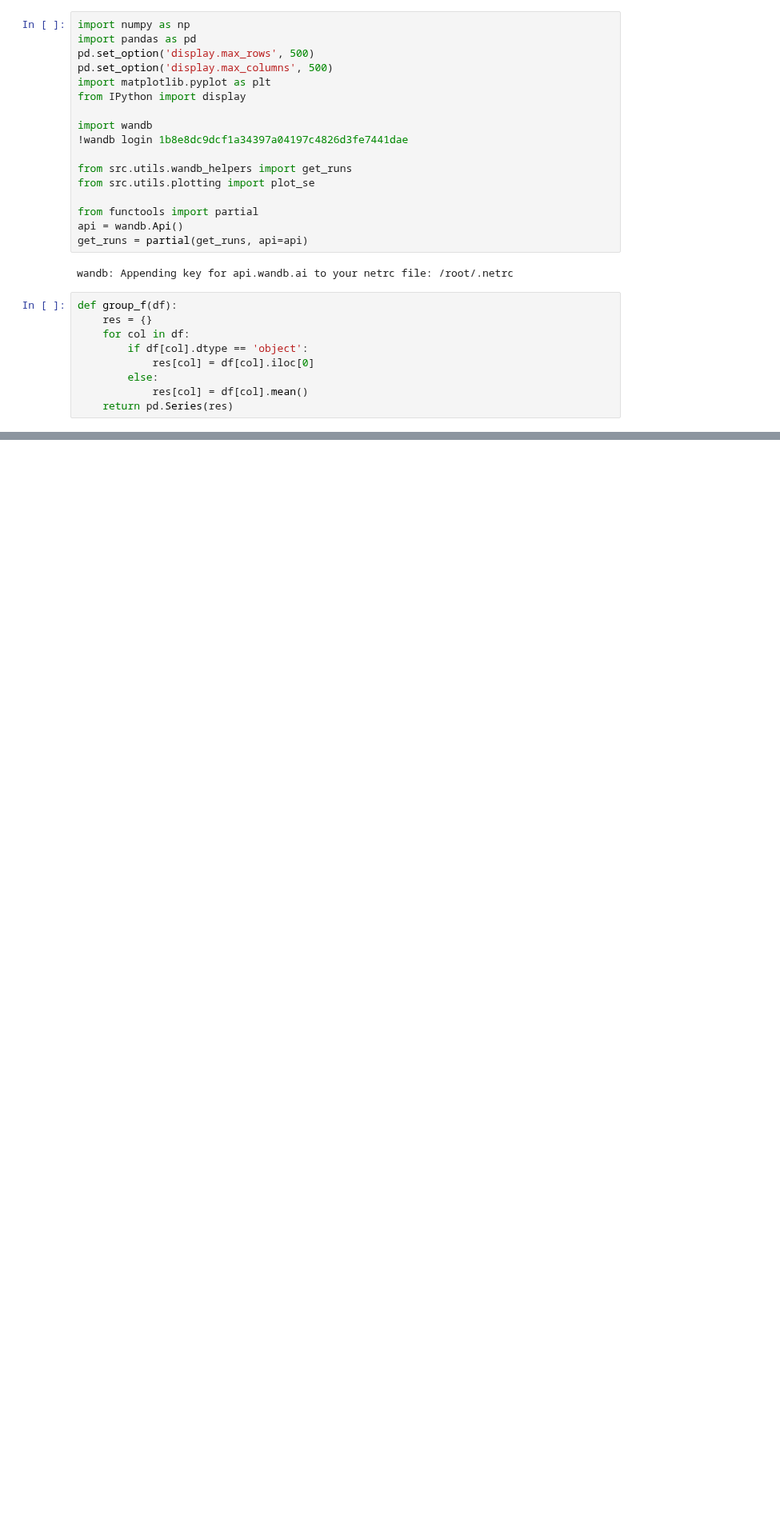
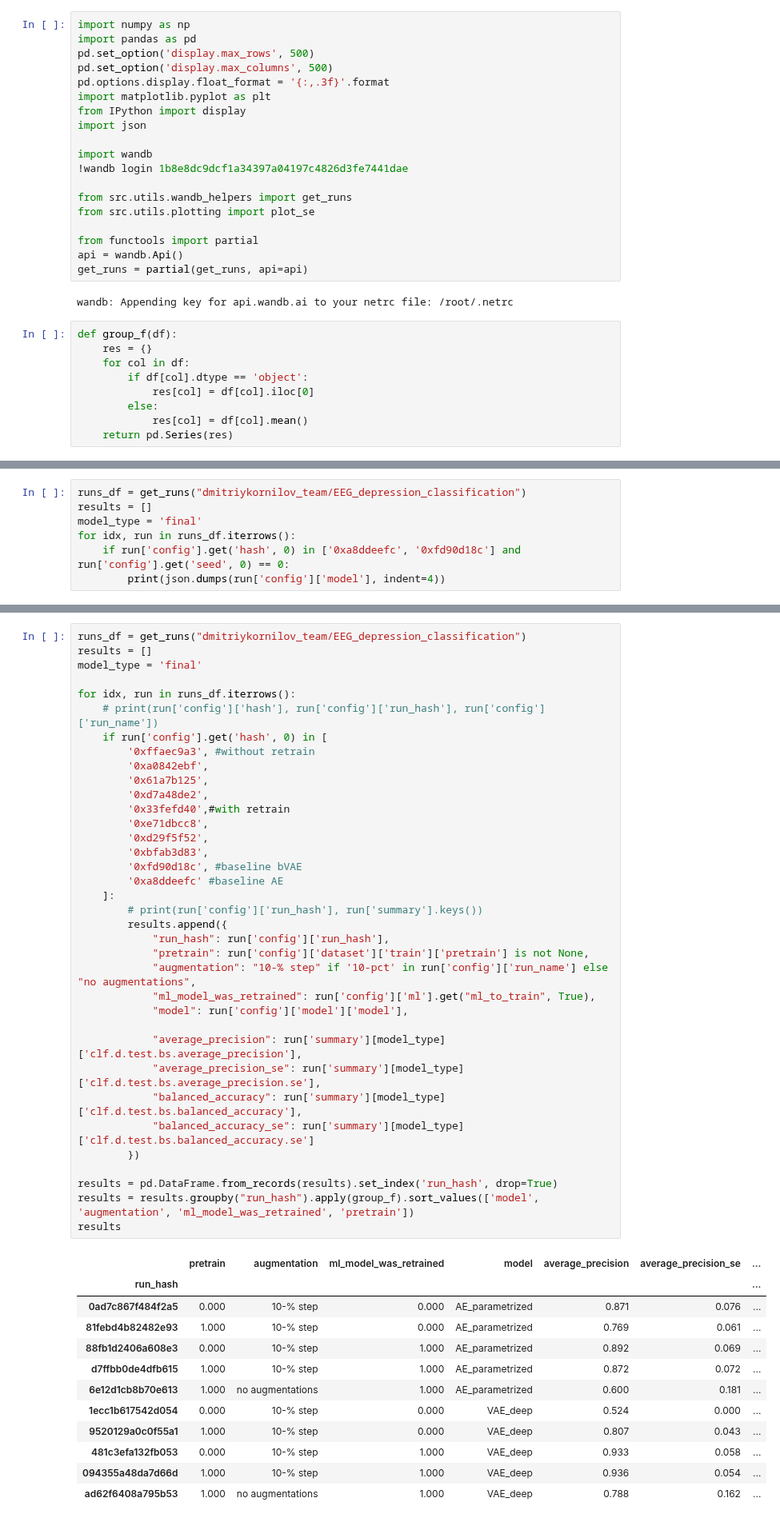
Before and after one commit to dwemer8/Depression_classification_from_EEG, a Jupyter notebook: results_analysis.ipynb, the cells around one changed output, grey strips where cells are left out. Shown at 80% size. Saved outputs shown, nothing was run; the diff lists cells and outputs as text; blank space fills up the shorter version.

```diff
--- a/results_analysis.ipynb
+++ b/results_analysis.ipynb
@@ -3,8 +3,10 @@ import numpy as np
 import pandas as pd
 pd.set_option('display.max_rows', 500)
 pd.set_option('display.max_columns', 500)
+pd.options.display.float_format = '{:,.3f}'.format
 import matplotlib.pyplot as plt
 from IPython import display
+import json
 
 import wandb
 !wandb login 1b8e8dc9dcf1a34397a04197c4826d3fe7441dae
@@ -28,0 +33,7 @@ def group_f(df):
+# %%
+runs_df = get_runs("dmitriykornilov_team/EEG_depression_classification")
+results = []
+model_type = 'final'
+for idx, run in runs_df.iterrows():
+    if run['config'].get('hash', 0) in ['0xa8ddeefc', '0xfd90d18c'] and run['config'].get('seed', 0) == 0:
+        print(json.dumps(run['config']['model'], indent=4))
@@ -28,0 +60,49 @@ def group_f(df):
+# %%
+runs_df = get_runs("dmitriykornilov_team/EEG_depression_classification")
+results = []
+model_type = 'final'
+
+for idx, run in runs_df.iterrows():
+    # print(run['config']['hash'], run['config']['run_hash'], run['config']['run_name'])
+    if run['config'].get('hash', 0) in [
+        '0xffaec9a3', #without retrain
+        '0xa0842ebf',
+        '0x61a7b125',
+        '0xd7a48de2',
+        '0x33fefd40',#with retrain
+        '0xe71dbcc8',
+        '0xd29f5f52',
+        '0xbfab3d83',
+        '0xfd90d18c', #baseline bVAE
+        '0xa8ddeefc' #baseline AE
+    ]:
+        # print(run['config']['run_hash'], run['summary'].keys())
+        results.append({
+            "run_hash": run['config']['run_hash'],
+            "pretrain": run['config']['dataset']['train']['pretrain'] is not None,
+            "augmentation": "10-% step" if '10-pct' in run['config']['run_name'] else "no augmentations",
+            "ml_model_was_retrained": run['config']['ml'].get("ml_to_train", True),
+            "model": run['config']['model']['model'],
+
+            "average_precision": run['summary'][model_type]['clf.d.test.bs.average_precision'],
+            "average_precision_se": run['summary'][model_type]['clf.d.test.bs.average_precision.se'],
+            "balanced_accuracy": run['summary'][model_type]['clf.d.test.bs.balanced_accuracy'],
+            "balanced_accuracy_se": run['summary'][model_type]['clf.d.test.bs.balanced_accuracy.se']
+        })
+
+results = pd.DataFrame.from_records(results).set_index('run_hash', drop=True)
+results = results.groupby("run_hash").apply(group_f).sort_values(['model', 'augmentation', 'ml_model_was_retrained', 'pretrain'])
+results
+# %% [output]
+|  | pretrain | augmentation | ml_model_was_retrained | model | average_precision | average_precision_se | ... |
+| run_hash |  |  |  |  |  |  | ... |
+| 0ad7c867f484f2a5 | 0.000 | 10-% step | 0.000 | AE_parametrized | 0.871 | 0.076 | ... |
+| 81febd4b82482e93 | 1.000 | 10-% step | 0.000 | AE_parametrized | 0.769 | 0.061 | ... |
+| 88fb1d2406a608e3 | 0.000 | 10-% step | 1.000 | AE_parametrized | 0.892 | 0.069 | ... |
+| d7ffbb0de4dfb615 | 1.000 | 10-% step | 1.000 | AE_parametrized | 0.872 | 0.072 | ... |
+| 6e12d1cb8b70e613 | 1.000 | no augmentations | 1.000 | AE_parametrized | 0.600 | 0.181 | ... |
+| 1ecc1b617542d054 | 0.000 | 10-% step | 0.000 | VAE_deep | 0.524 | 0.000 | ... |
+| 9520129a0c0f55a1 | 1.000 | 10-% step | 0.000 | VAE_deep | 0.807 | 0.043 | ... |
+| 481c3efa132fb053 | 0.000 | 10-% step | 1.000 | VAE_deep | 0.933 | 0.058 | ... |
+| 094355a48da7d66d | 1.000 | 10-% step | 1.000 | VAE_deep | 0.936 | 0.054 | ... |
+| ad62f6408a795b53 | 1.000 | no augmentations | 1.000 | VAE_deep | 0.788 | 0.162 | ... |
```
Also changed, not shown: parts of 11 cells of this notebook, 9 other files.
